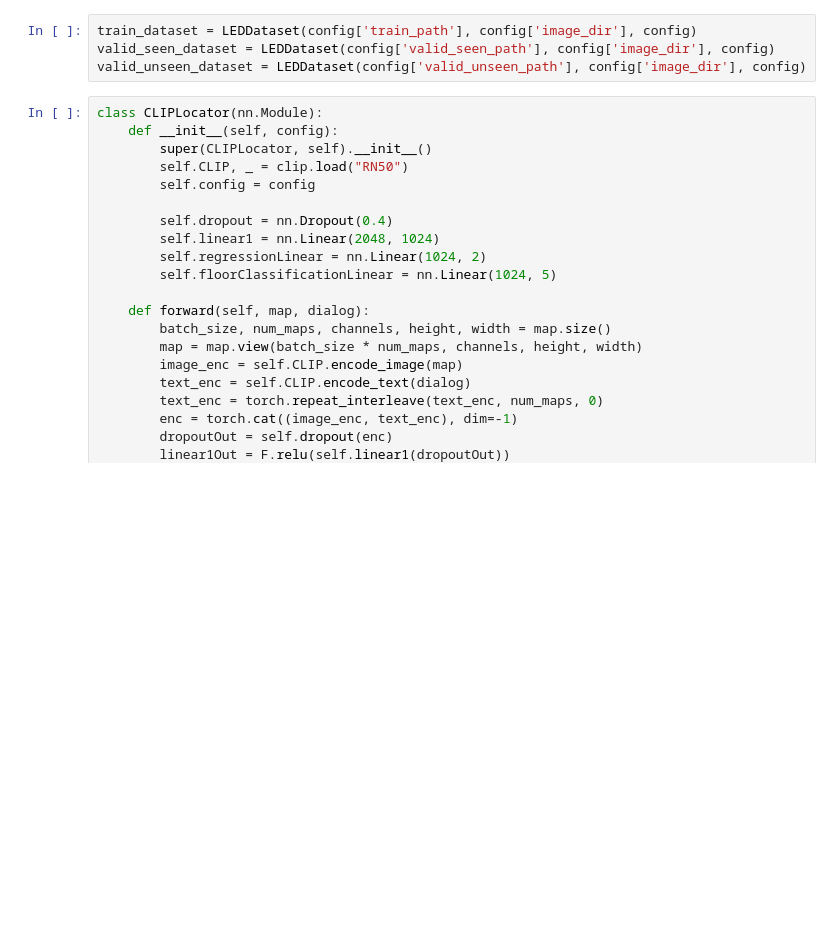
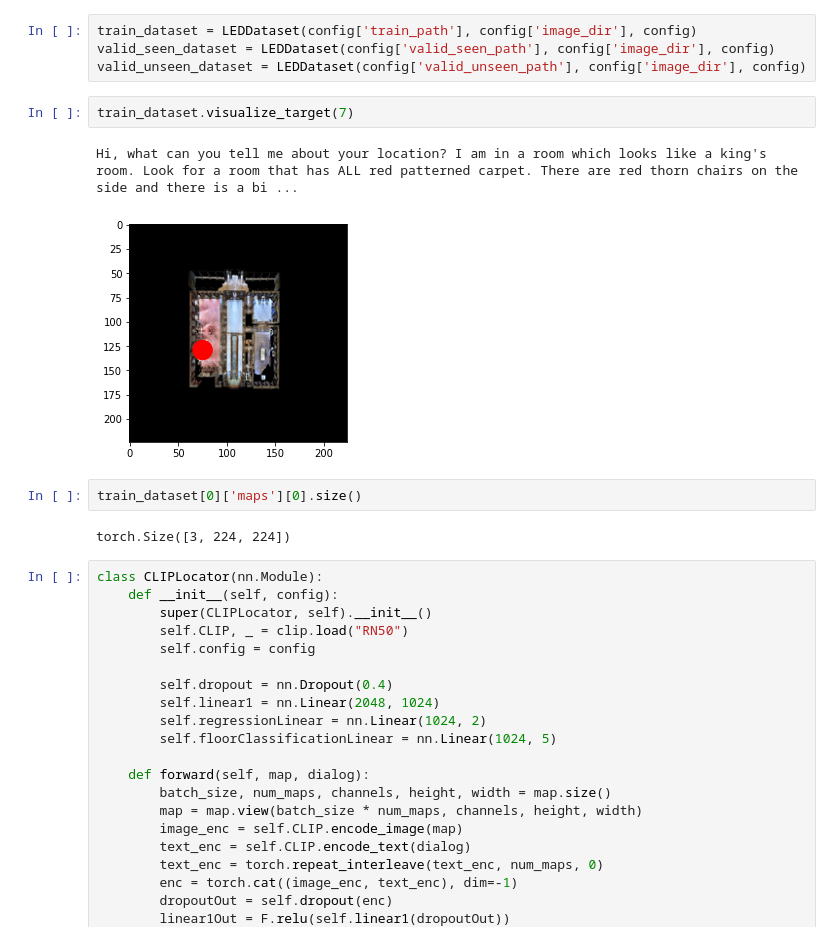
Before and after one commit to saa1605/led_clip, a Jupyter notebook: src/clip_regression/main.ipynb, the cells around one changed output. Saved outputs shown, nothing was run; the diff lists cells and outputs as text; blank space fills up the shorter version.

Commit message:
added data and target visualization

```diff
--- a/src/clip_regression/main.ipynb
+++ b/src/clip_regression/main.ipynb
@@ -138,6 +243,15 @@ class LEDDataset(Dataset):
 train_dataset = LEDDataset(config['train_path'], config['image_dir'], config)
 valid_seen_dataset = LEDDataset(config['valid_seen_path'], config['image_dir'], config)
 valid_unseen_dataset = LEDDataset(config['valid_unseen_path'], config['image_dir'], config)
+# %%
+train_dataset.visualize_target(7)
+# %% [output]
+Hi, what can you tell me about your location? I am in a room which looks like a king's room. Look for a room that has ALL red patterned carpet. There are red thorn chairs on the side and there is a bi ...
+[figure, added]
+# %%
+train_dataset[0]['maps'][0].size()
+# %% [output]
+torch.Size([3, 224, 224])
 # %%
 class CLIPLocator(nn.Module):
     def __init__(self, config):
```
Also changed, not shown: parts of 2 cells of this notebook.
